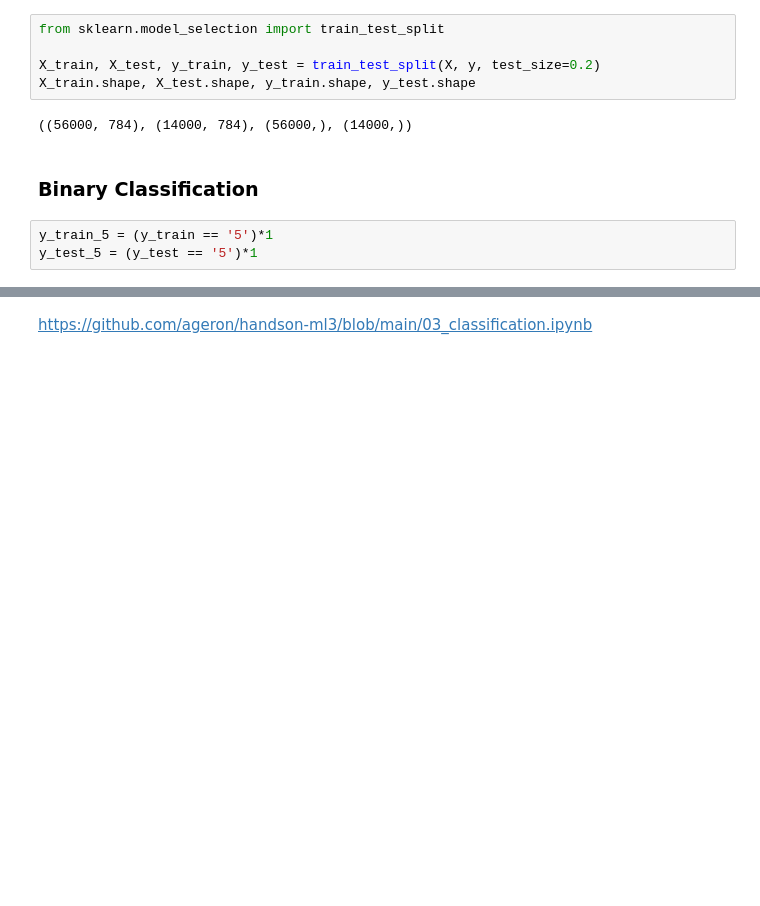
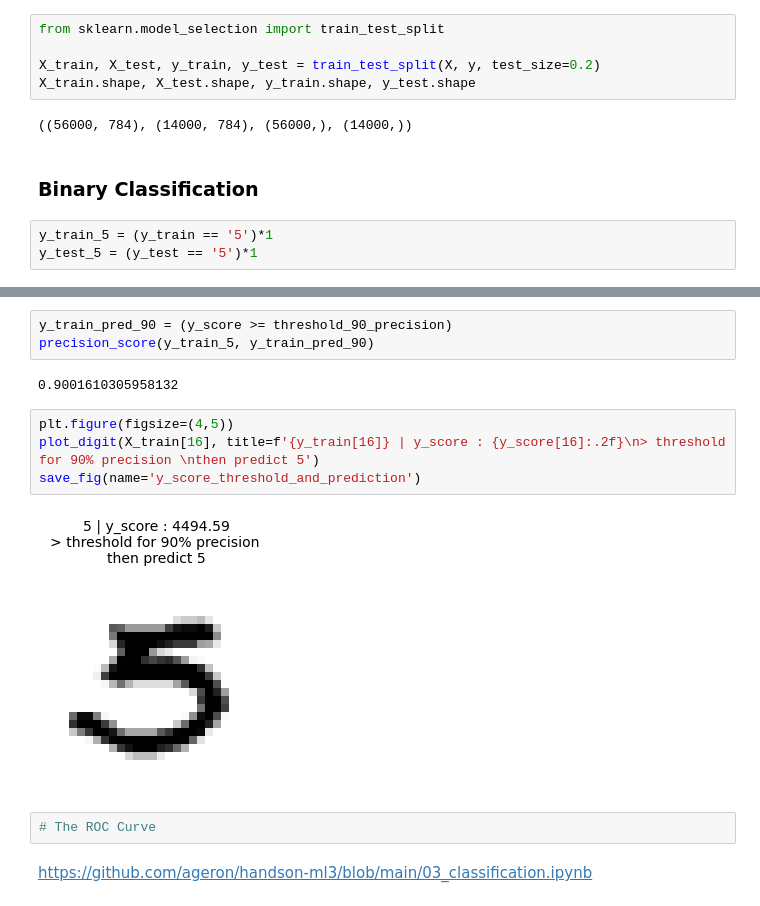
Before and after one commit to NickyAlan/Machine-Learning-in-2023, a Jupyter notebook: 3_classification.ipynb, the cells around one changed output, grey strips where cells are left out. Drawn from its saved outputs; the diff is of its cells as text; blank space fills up the shorter version.

```diff
--- a/3_classification.ipynb
+++ b/3_classification.ipynb
@@ -112,2 +200,15 @@ f1_score(y_train_5, y_train_pred)
+# %%
+y_train_pred_90 = (y_score >= threshold_90_precision)
+precision_score(y_train_5, y_train_pred_90)
+# %% [output]
+0.9001610305958132
+# %%
+plt.figure(figsize=(4,5))
+plot_digit(X_train[16], title=f'{y_train[16]} | y_score : {y_score[16]:.2f}\n> threshold for 90% precision \nthen predict 5')
+save_fig(name='y_score_threshold_and_prediction')
+# %% [output]
+[figure, added]
+# %%
+# The ROC Curve
 # %% [markdown]
 https://github.com/ageron/handson-ml3/blob/main/03_classification.ipynb
```
Also changed, not shown: parts of 20 cells of this notebook, 4 other files.
